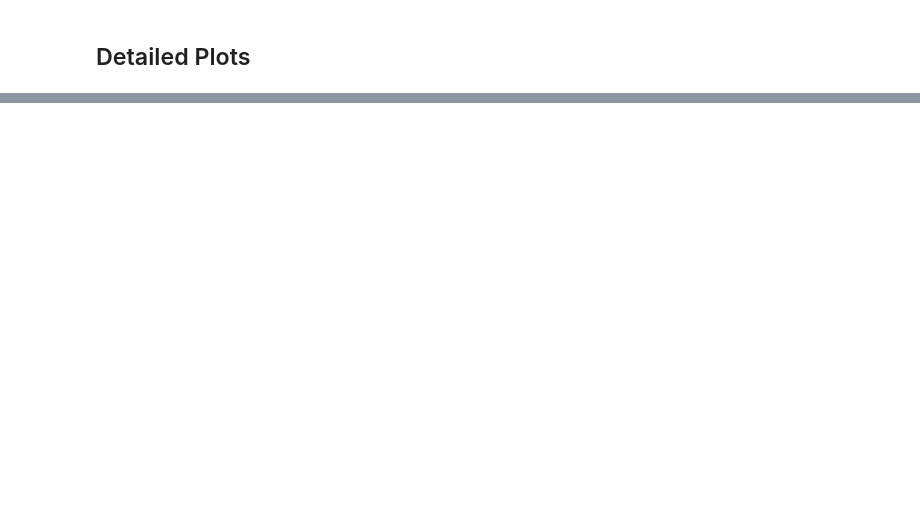
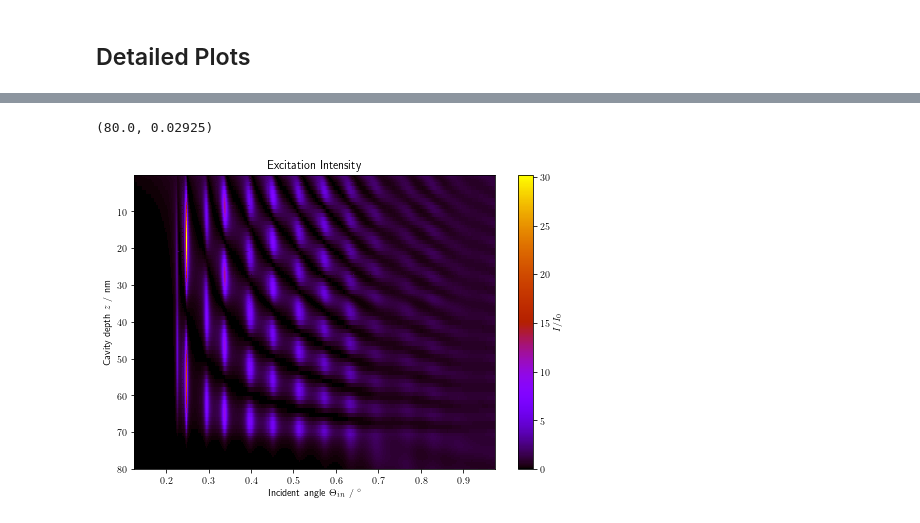
Before and after one commit to F00lWise/Xray-Layer-Fluorescence, a Jupyter notebook: XrayLayerFluorescence - Manual.ipynb, the cells around one changed output, grey strips where cells are left out. Cells and saved outputs as stored; diff of their text form; code cells hidden in the pictures; blank space fills up the shorter version.

```diff
--- a/XrayLayerFluorescence - Manual.ipynb
+++ b/XrayLayerFluorescence - Manual.ipynb
@@ -69,8 +69,7 @@ for i, key in enumerate(keys):
 experiment_data = {
     'fluor_diode': xlf.normmax(loaded_scan['fluor_diode']),
     'refl': xlf.normmax(loaded_scan['refl']),
-    'angles_in': np.array(loaded_scan['sry']),
-    'energies_out': np.array([6400])
+    'angles_in': np.array(loaded_scan['sry'])
 }
 
 
@@ -83,10 +82,10 @@ The axis defined here will only be regarded if the same axes are not specified i
 # %%
 
 energies_in=np.array([7150])
-energies_out=np.array([7150])
-angles_in  = np.linspace(xlf.deg2rad(0.2),xlf.deg2rad(1.0),290) #np.array([xlf.deg2rad(0.3)])#
+energies_out=np.array([6400])
+angles_in  = np.linspace(xlf.deg2rad(0.2),xlf.deg2rad(0.55),300) #np.array([xlf.deg2rad(0.3)])#
 angles_out = np.linspace(xlf.deg2rad(0.2),xlf.deg2rad(1.0),300) #np.array(xlf.deg2rad(np.array([0.2,0.3])))#
-
+#xlf.deg2rad(np.array([0.3,0.300001]))#
 axes = {'energies_in': energies_in,
         'energies_out': energies_out,
         'angles_in': angles_in,
@@ -95,8 +94,8 @@ axes = {'energies_in': energies_in,
 ## Instantiate Problem and parameters
 # %%
 # Construc the problem object
-my_problem = xlf.Problem(cavity, experiment_data = None, axes=axes,\
-                         passive_layer_resolution = 3, active_layer_resolution = 1)
+my_problem = xlf.Problem(cavity, experiment_data = experiment_data, axes=axes,\
+                         passive_layer_resolution = 30, active_layer_resolution = 10)
 
 # Get a set of parameters based on the layer list defined above
 parameters = cavity.parameters
@@ -243,18 +260,21 @@ cavity.solution.incident_field_amplitude.shape
 # %%
 
 mpl.rcParams['text.usetex'] = True
 
 plt.figure(figsize = (7,5))
 plt.pcolormesh(xlf.rad2deg(my_problem.angles_in),my_problem.z_axis*1e9, xlf.abs2(cavity.solution.incident_field_amplitude[0,:,:]).T,\
-               cmap = 'gnuplot', norm = mpl.colors.LogNorm(),shading = 'nearest')
+               cmap = 'gnuplot', shading = 'nearest')#norm = mpl.colors.LogNorm(),
 
 plt.ylabel('Cavity depth $z$ / nm')
 plt.xlabel('Incident angle $ { \Theta}_{in}$ / $^\circ$')
 plt.title('Excitation Intensity')
 plt.colorbar(label='$I / I_0$')
 plt.gca().invert_yaxis()
 plt.tight_layout()
 plt.ylim(80,None)
+# %% [output]
+(80.0, 0.02925)
+[figure, added]
 # %%
 
 
```
Also changed, not shown: parts of 13 cells of this notebook, 3 other files.
